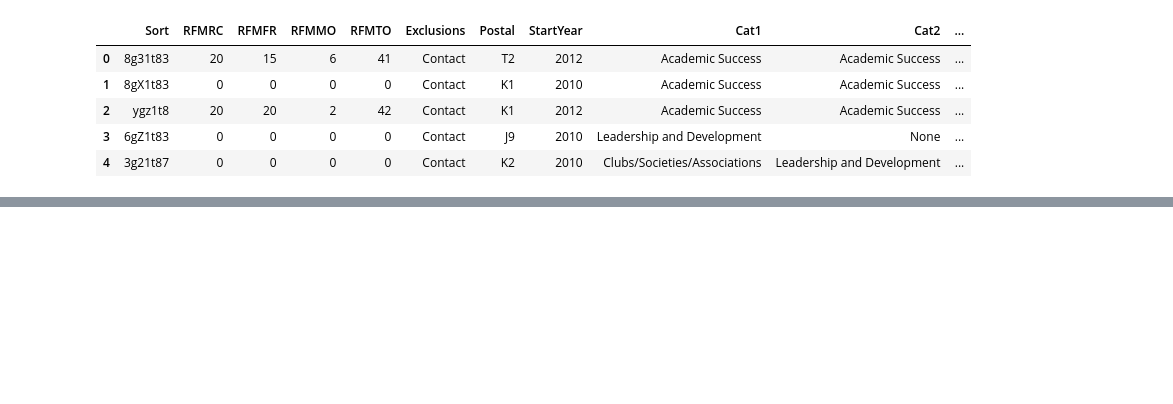
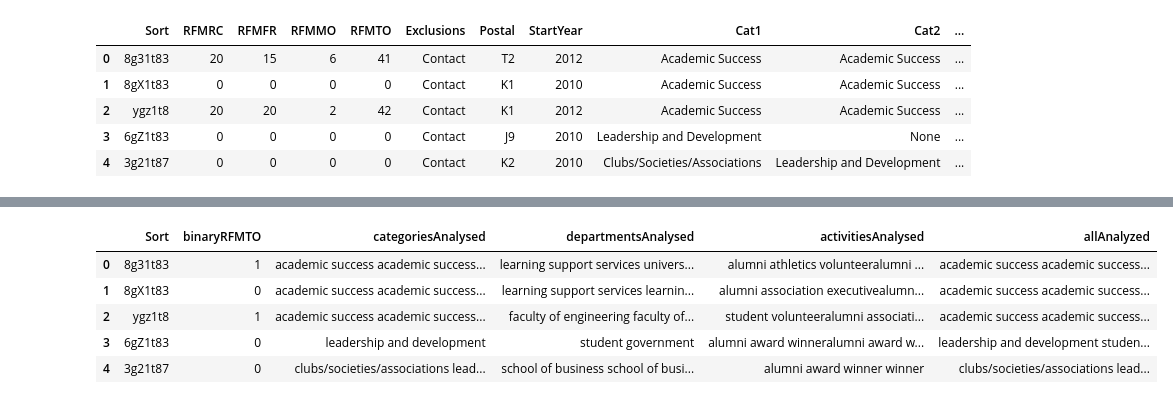
Before and after one commit to brianvansteen/cocurricularClassification, a Jupyter notebook: cocurricularClassification.ipynb, the cells around one changed output, grey strips where cells are left out. Saved outputs shown, nothing was run; the diff lists cells and outputs as text; code cells hidden in the pictures; blank space fills up the shorter version.

```diff
--- a/cocurricularClassification.ipynb
+++ b/cocurricularClassification.ipynb
@@ -533,0 +536,9 @@ Name: categoriesAnalysed, Length: 17714, dtype: object
+# %%
+studentClassification.head()
+# %% [output]
+|  | Sort | binaryRFMTO | categoriesAnalysed | departmentsAnalysed | activitiesAnalysed | allAnalyzed |
+| 0 | 8g31t83 | 1 | academic success academic success... | learning support services univers... | alumni athletics volunteeralumni ... | academic success academic success... |
+| 1 | 8gX1t83 | 0 | academic success academic success... | learning support services learnin... | alumni association executivealumn... | academic success academic success... |
+| 2 | ygz1t8 | 1 | academic success academic success... | faculty of engineering faculty of... | student volunteeralumni associati... | academic success academic success... |
+| 3 | 6gZ1t83 | 0 | leadership and development | student government | alumni award winneralumni award w... | leadership and development studen... |
+| 4 | 3g21t87 | 0 | clubs/societies/associations lead... | school of business school of busi... | alumni award winner winner | clubs/societies/associations lead... |
```
Also changed, not shown: parts of 31 cells of this notebook.
